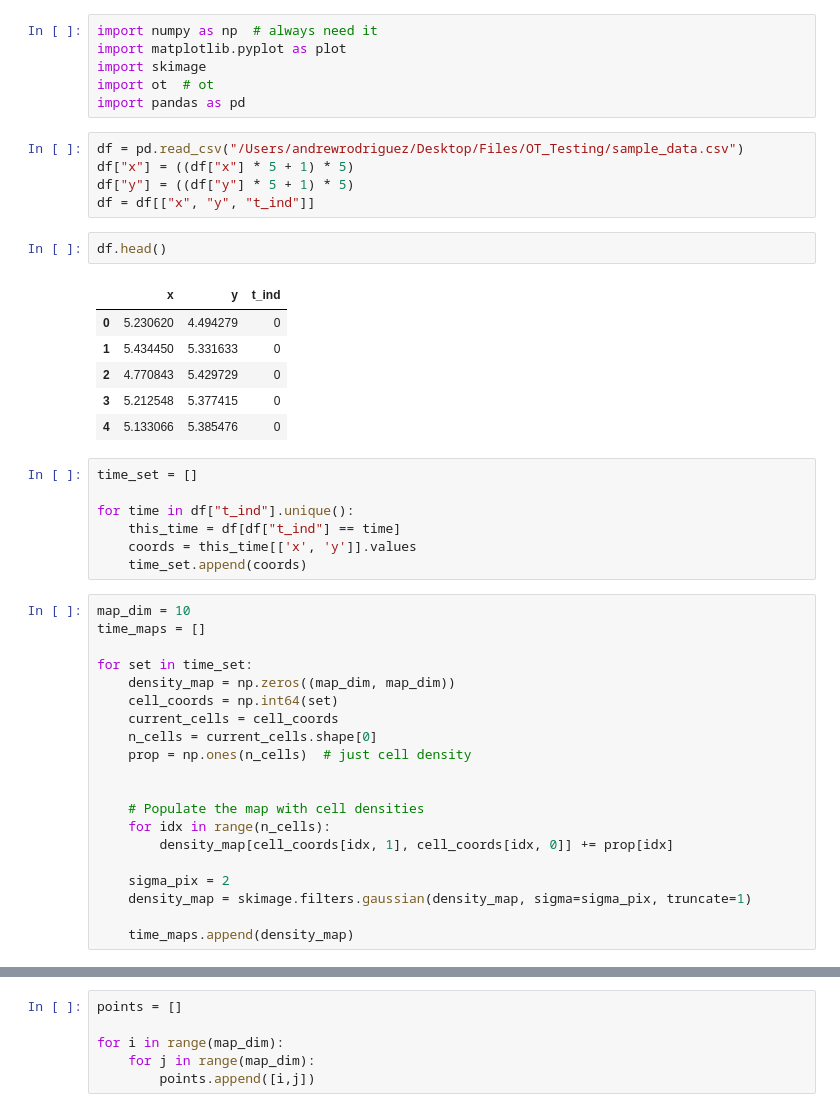
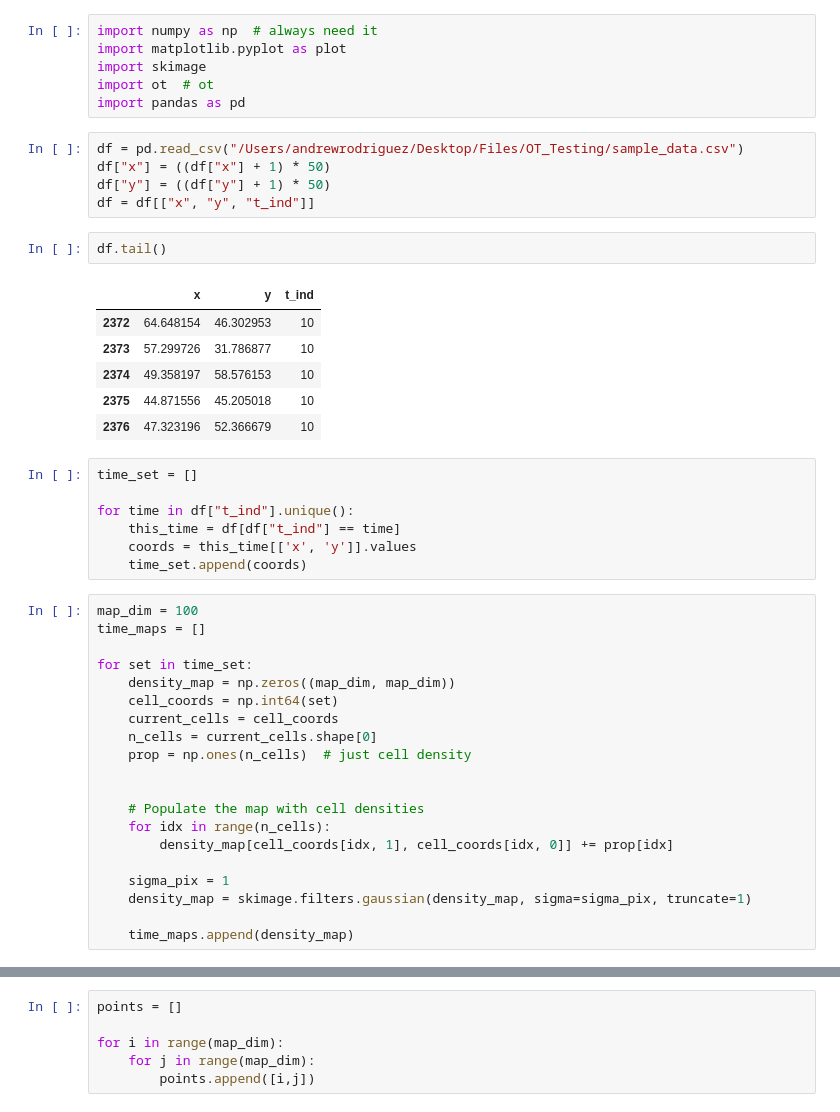
Before and after one commit to andrewbrodriguez/OT_Testing, a Jupyter notebook: with_real_data.ipynb, the cells around one changed output, grey strips where cells are left out. Saved outputs shown, nothing was run; the diff lists cells and outputs as text.

```diff
--- a/with_real_data.ipynb
+++ b/with_real_data.ipynb
@@ -6,18 +6,18 @@ import ot  # ot
 import pandas as pd
 # %%
 df = pd.read_csv("/Users/andrewrodriguez/Desktop/Files/OT_Testing/sample_data.csv")
-df["x"] = ((df["x"] * 5 + 1) * 5)
-df["y"] = ((df["y"] * 5 + 1) * 5)
+df["x"] = ((df["x"] + 1) * 50)
+df["y"] = ((df["y"] + 1) * 50)
 df = df[["x", "y", "t_ind"]]
 # %%
-df.head()
+df.tail()
 # %% [output]
 |  | x | y | t_ind |
-| 0 | 5.230620 | 4.494279 | 0 |
-| 1 | 5.434450 | 5.331633 | 0 |
-| 2 | 4.770843 | 5.429729 | 0 |
-| 3 | 5.212548 | 5.377415 | 0 |
-| 4 | 5.133066 | 5.385476 | 0 |
+| 2372 | 64.648154 | 46.302953 | 10 |
+| 2373 | 57.299726 | 31.786877 | 10 |
+| 2374 | 49.358197 | 58.576153 | 10 |
+| 2375 | 44.871556 | 45.205018 | 10 |
+| 2376 | 47.323196 | 52.366679 | 10 |
 # %%
 time_set = []
 
@@ -26,7 +26,7 @@ for time in df["t_ind"].unique():
     coords = this_time[['x', 'y']].values
     time_set.append(coords)
 # %%
-map_dim = 10
+map_dim = 100
 time_maps = []
 
 for set in time_set:
@@ -41,7 +41,7 @@ for set in time_set:
     for idx in range(n_cells):
         density_map[cell_coords[idx, 1], cell_coords[idx, 0]] += prop[idx]
 
-    sigma_pix = 2
+    sigma_pix = 1
     density_map = skimage.filters.gaussian(density_map, sigma=sigma_pix, truncate=1)
 
     time_maps.append(density_map)
```
Also changed, not shown: parts of 6 cells of this notebook.
